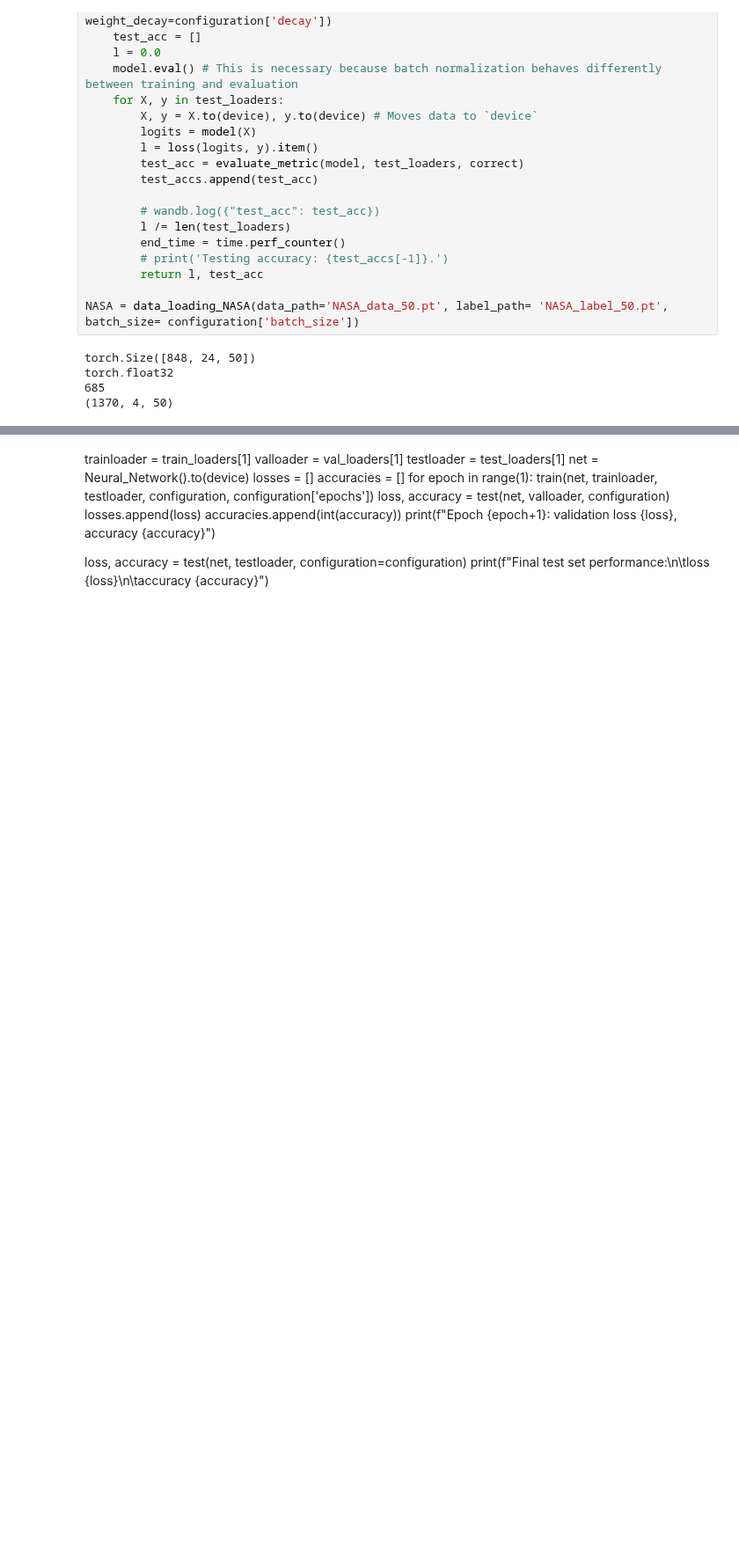
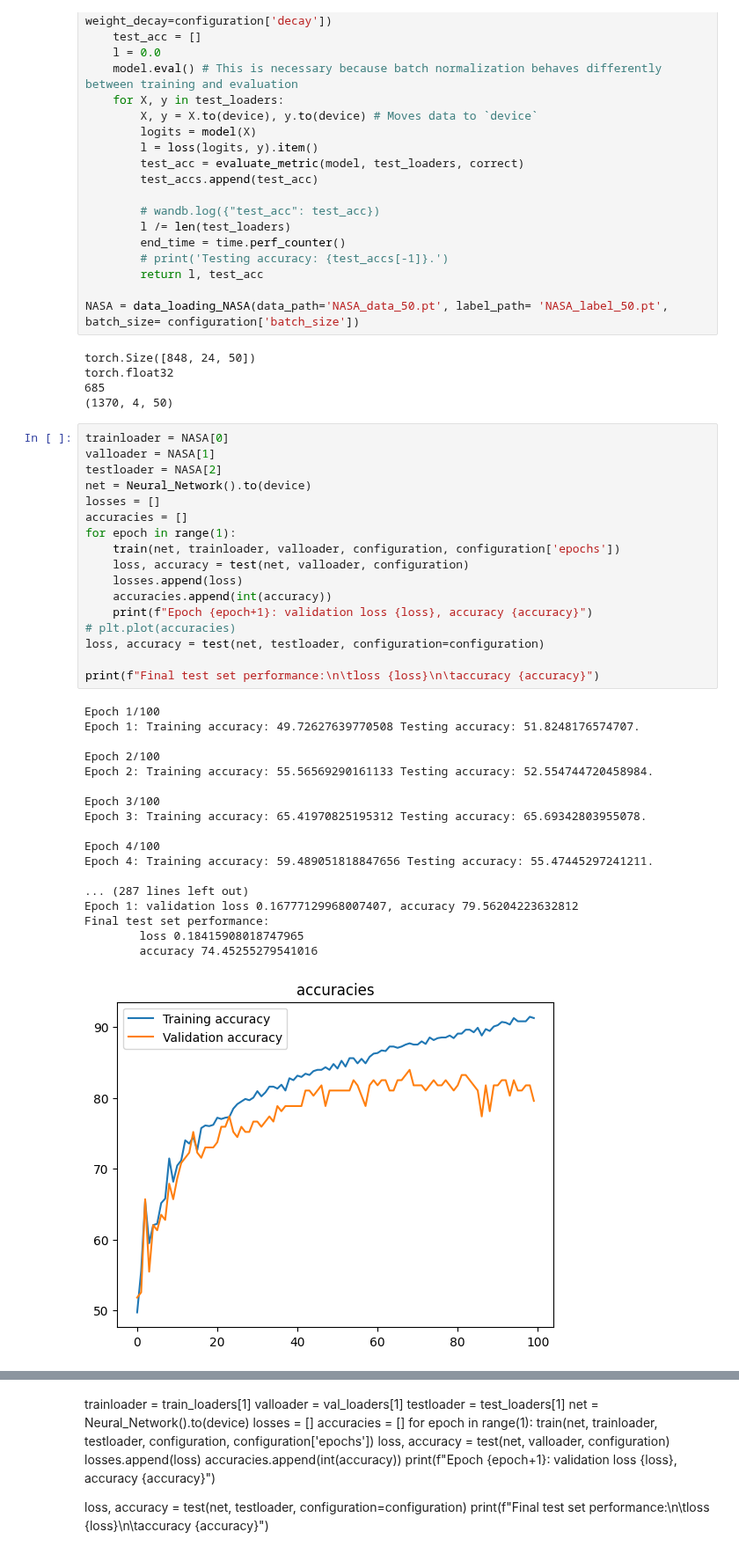
Before and after one commit to dibahk/FTL-on-Predictive-Maintenace, a Jupyter notebook: FTL/FTL_unified_train.ipynb, the cells around one changed output, grey strips where cells are left out. Shown at 88% size. Saved outputs shown, nothing was run; the diff lists cells and outputs as text; blank space fills up the shorter version.

```diff
--- a/FTL/FTL_unified_train.ipynb
+++ b/FTL/FTL_unified_train.ipynb
@@ -269,3 +269,39 @@ torch.Size([848, 24, 50])
 torch.float32
 685
 (1370, 4, 50)
+# %%
+trainloader = NASA[0]
+valloader = NASA[1]
+testloader = NASA[2]
+net = Neural_Network().to(device)
+losses = []
+accuracies = []
+for epoch in range(1):
+    train(net, trainloader, valloader, configuration, configuration['epochs'])
+    loss, accuracy = test(net, valloader, configuration)
+    losses.append(loss)
+    accuracies.append(int(accuracy))
+    print(f"Epoch {epoch+1}: validation loss {loss}, accuracy {accuracy}")
+# plt.plot(accuracies)
+loss, accuracy = test(net, testloader, configuration=configuration)
+
+print(f"Final test set performance:\n\tloss {loss}\n\taccuracy {accuracy}")
+# %% [output]
+Epoch 1/100
+Epoch 1: Training accuracy: 49.72627639770508 Testing accuracy: 51.8248176574707.
+
+Epoch 2/100
+Epoch 2: Training accuracy: 55.56569290161133 Testing accuracy: 52.554744720458984.
+
+Epoch 3/100
+Epoch 3: Training accuracy: 65.41970825195312 Testing accuracy: 65.69342803955078.
+
+Epoch 4/100
+Epoch 4: Training accuracy: 59.489051818847656 Testing accuracy: 55.47445297241211.
+
+... (287 lines left out)
+Epoch 1: validation loss 0.16777129968007407, accuracy 79.56204223632812
+Final test set performance:
+        loss 0.18415908018747965
+        accuracy 74.45255279541016
+[figure, added]
```
Also changed, not shown: parts of 8 cells of this notebook.
